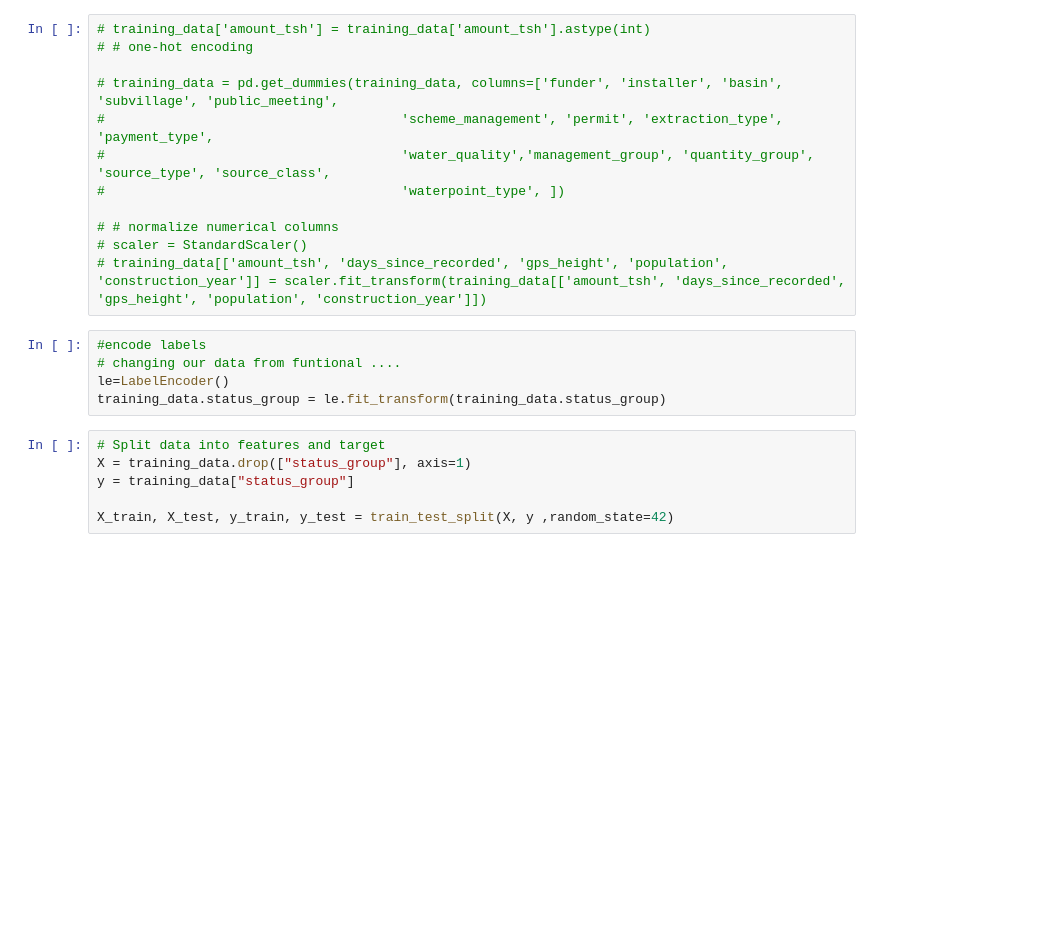
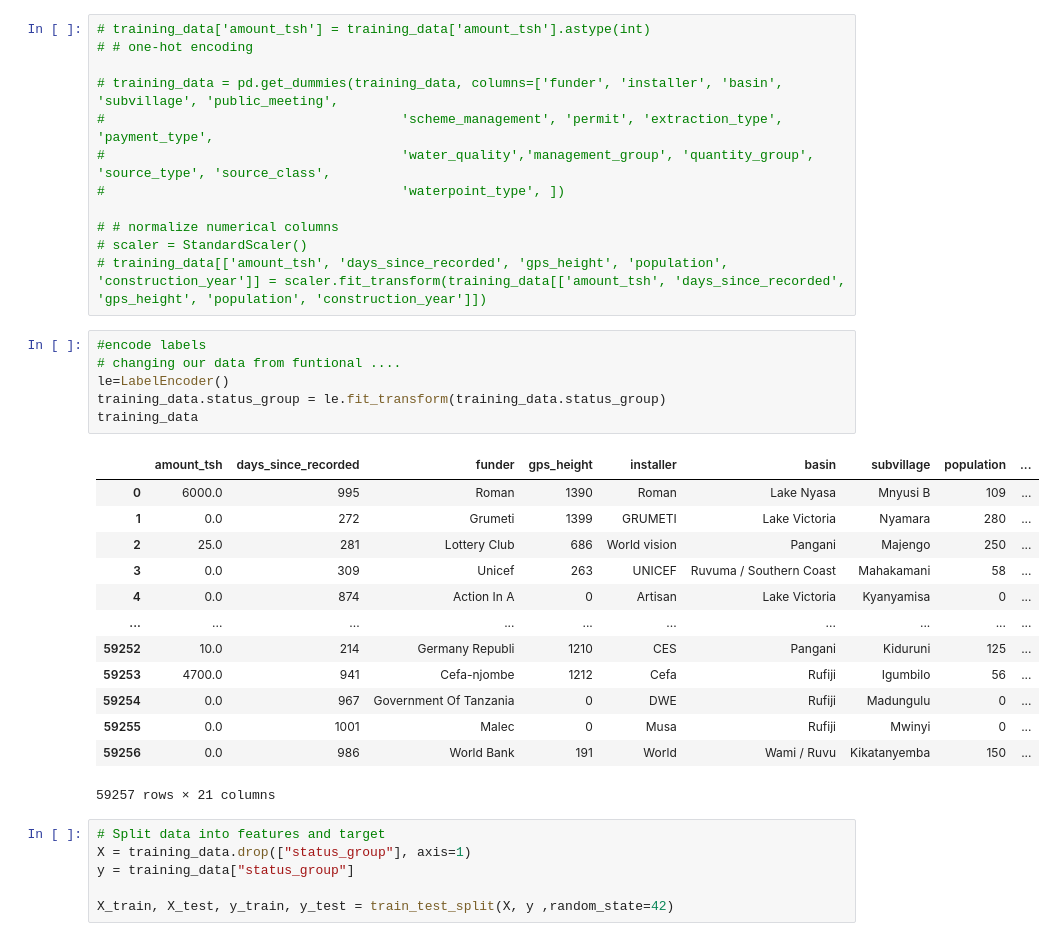
Before and after one commit to AmosMaru/Tanzania_water_pump_prediction, a Jupyter notebook: Modeling data.ipynb, the cells around one changed output. Cells and saved outputs as stored; diff of their text form; blank space fills up the shorter version.

```diff
--- a/Modeling data.ipynb
+++ b/Modeling data.ipynb
@@ -131,8 +131,23 @@ memory usage: 8.7+ MB
 # %%
 #encode labels
 # changing our data from funtional ....
 le=LabelEncoder()
 training_data.status_group = le.fit_transform(training_data.status_group)
+training_data
+# %% [output]
+|  | amount_tsh | days_since_recorded | funder | gps_height | installer | basin | subvillage | population | ... |
+| 0 | 6000.0 | 995 | Roman | 1390 | Roman | Lake Nyasa | Mnyusi B | 109 | ... |
+| 1 | 0.0 | 272 | Grumeti | 1399 | GRUMETI | Lake Victoria | Nyamara | 280 | ... |
+| 2 | 25.0 | 281 | Lottery Club | 686 | World vision | Pangani | Majengo | 250 | ... |
+| 3 | 0.0 | 309 | Unicef | 263 | UNICEF | Ruvuma / Southern Coast | Mahakamani | 58 | ... |
+| 4 | 0.0 | 874 | Action In A | 0 | Artisan | Lake Victoria | Kyanyamisa | 0 | ... |
+| ... | ... | ... | ... | ... | ... | ... | ... | ... | ... |
+| 59252 | 10.0 | 214 | Germany Republi | 1210 | CES | Pangani | Kiduruni | 125 | ... |
+| 59253 | 4700.0 | 941 | Cefa-njombe | 1212 | Cefa | Rufiji | Igumbilo | 56 | ... |
+| 59254 | 0.0 | 967 | Government Of Tanzania | 0 | DWE | Rufiji | Madungulu | 0 | ... |
+| 59255 | 0.0 | 1001 | Malec | 0 | Musa | Rufiji | Mwinyi | 0 | ... |
+| 59256 | 0.0 | 986 | World Bank | 191 | World | Wami / Ruvu | Kikatanyemba | 150 | ... |
+59257 rows × 21 columns
 # %%
 # Split data into features and target
 X = training_data.drop(["status_group"], axis=1)
```
Also changed, not shown: parts of 8 cells of this notebook, 1 other file.
